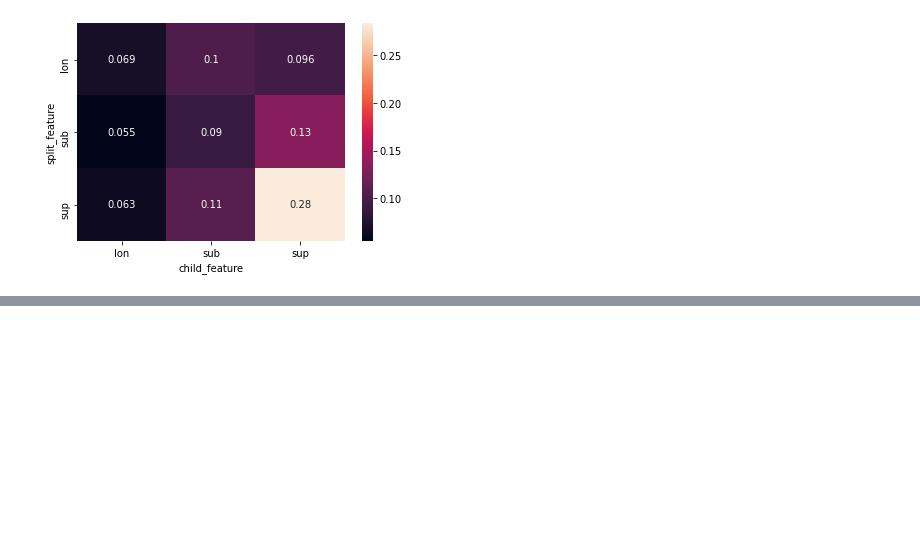
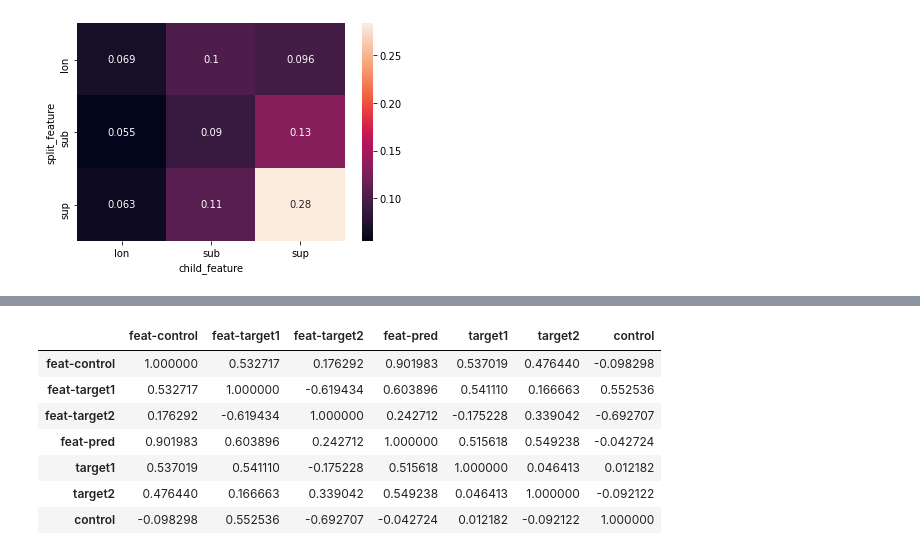
Before and after one commit to endremborza/misc-notebooks, a Jupyter notebook: feature-importance.ipynb, the cells around one changed output, grey strips where cells are left out. Drawn from its saved outputs; the diff is of its cells as text; code cells hidden in the pictures; blank space fills up the shorter version.

```diff
--- a/feature-importance.ipynb
+++ b/feature-importance.ipynb
@@ -194,0 +263,18 @@ sns.heatmap(child_map.pipe(lambda df: df / df.sum().sum()), annot=True)
+# %%
+(
+    pd.DataFrame(reduced_pred)
+    .assign(pred=lambda df: df.sum(axis=1))
+    .fillna(0)
+    .rename(columns=lambda s: f"feat-{s}")
+    .join(x_test)
+    .corr()
+)
+# %% [output]
+|  | feat-control | feat-target1 | feat-target2 | feat-pred | target1 | target2 | control |
+| feat-control | 1.000000 | 0.532717 | 0.176292 | 0.901983 | 0.537019 | 0.476440 | -0.098298 |
+| feat-target1 | 0.532717 | 1.000000 | -0.619434 | 0.603896 | 0.541110 | 0.166663 | 0.552536 |
+| feat-target2 | 0.176292 | -0.619434 | 1.000000 | 0.242712 | -0.175228 | 0.339042 | -0.692707 |
+| feat-pred | 0.901983 | 0.603896 | 0.242712 | 1.000000 | 0.515618 | 0.549238 | -0.042724 |
+| target1 | 0.537019 | 0.541110 | -0.175228 | 0.515618 | 1.000000 | 0.046413 | 0.012182 |
+| target2 | 0.476440 | 0.166663 | 0.339042 | 0.549238 | 0.046413 | 1.000000 | -0.092122 |
+| control | -0.098298 | 0.552536 | -0.692707 | -0.042724 | 0.012182 | -0.092122 | 1.000000 |
```
Also changed, not shown: parts of 14 cells of this notebook.
